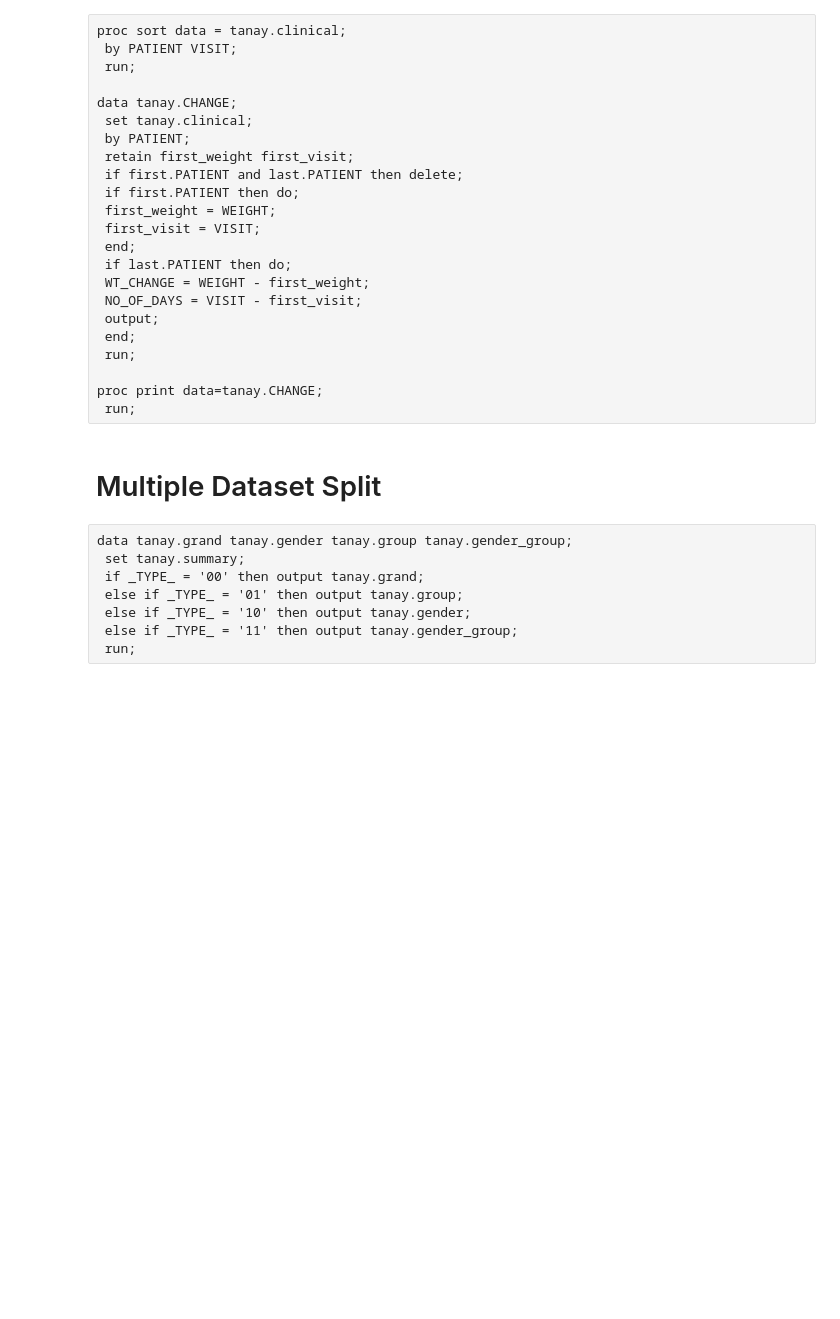
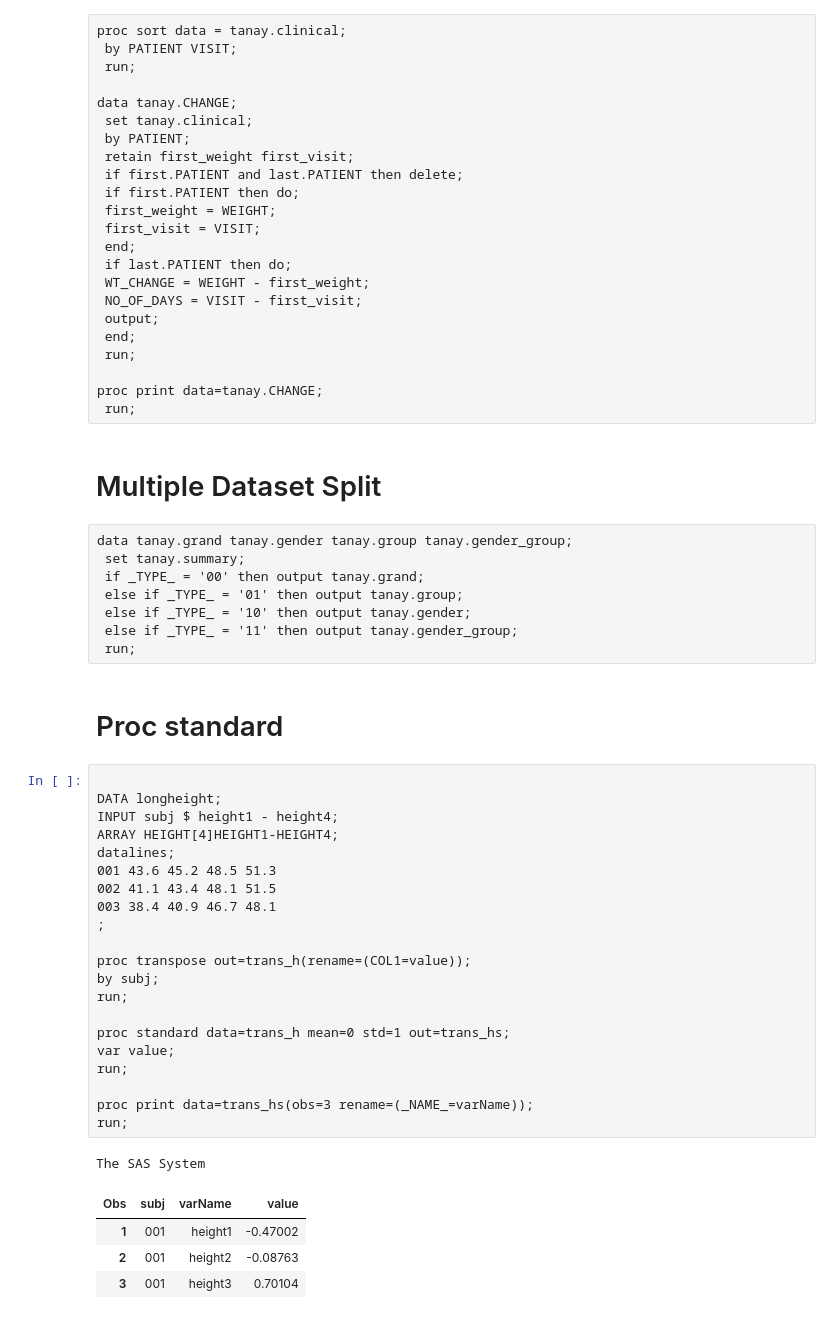
Before and after one commit to kevinwkc/my_sas, a Jupyter notebook: DATASET.ipynb, the cells around one changed output. Drawn from its saved outputs; the diff is of its cells as text; blank space fills up the shorter version.

```diff
--- a/DATASET.ipynb
+++ b/DATASET.ipynb
@@ -281,3 +281,33 @@ data tanay.grand tanay.gender tanay.group tanay.gender_group;
  else if _TYPE_ = '10' then output tanay.gender;
  else if _TYPE_ = '11' then output tanay.gender_group;
  run;
+# %% [markdown]
+Proc standard
+=============
+# %%
+
+DATA longheight;
+INPUT subj $ height1 - height4;
+ARRAY HEIGHT[4]HEIGHT1-HEIGHT4;
+datalines;
+001 43.6 45.2 48.5 51.3
+002 41.1 43.4 48.1 51.5
+003 38.4 40.9 46.7 48.1
+;
+
+proc transpose out=trans_h(rename=(COL1=value));
+by subj;
+run;
+
+proc standard data=trans_h mean=0 std=1 out=trans_hs;
+var value;
+run;
+
+proc print data=trans_hs(obs=3 rename=(_NAME_=varName));
+run;
+# %% [output]
+The SAS System
+| Obs | subj | varName | value |
+| 1 | 001 | height1 | -0.47002 |
+| 2 | 001 | height2 | -0.08763 |
+| 3 | 001 | height3 | 0.70104 |
```
Also changed, not shown: parts of 2 cells of this notebook.
